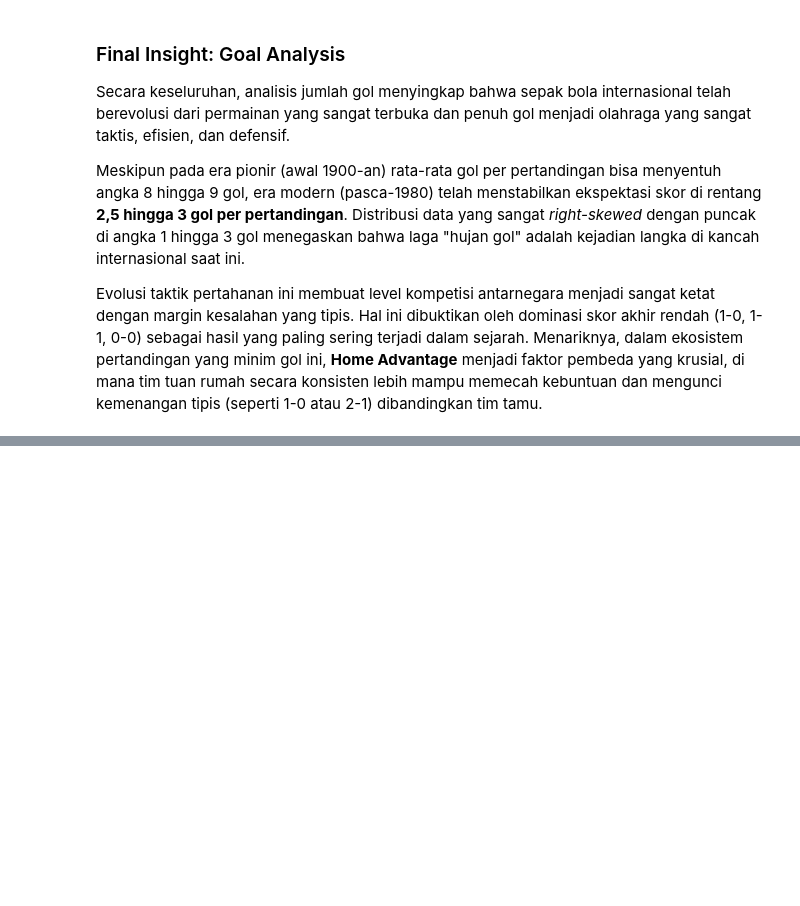
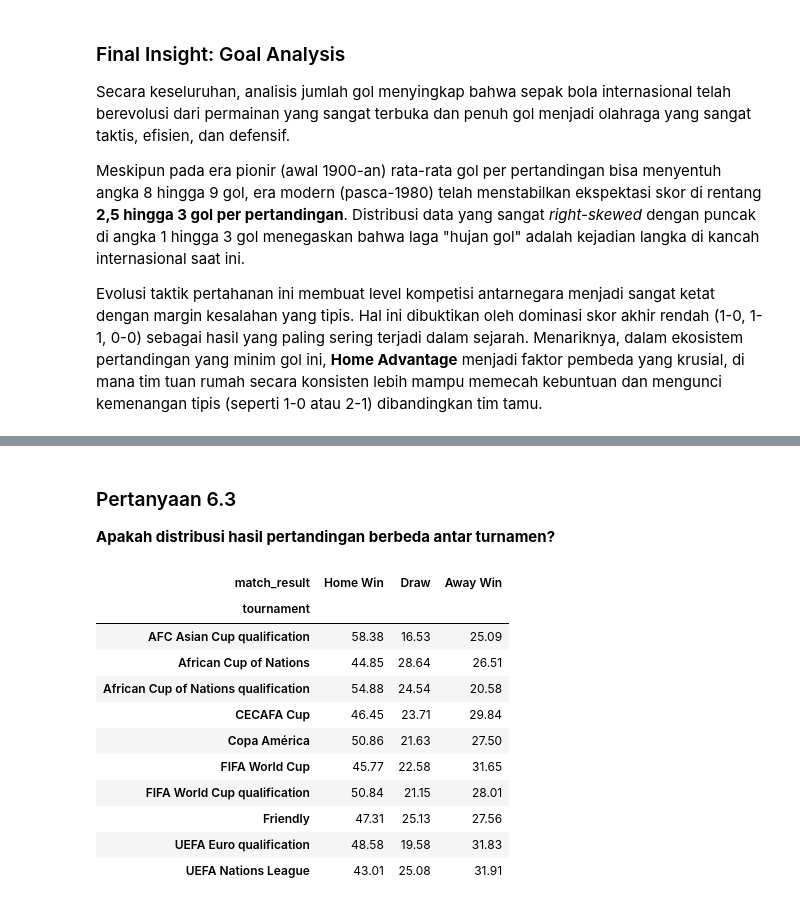
Before and after one commit to RyannPy/international-football-prediction, a Jupyter notebook: notebooks/04_exploratory_data_analyis.ipynb, the cells around one changed output, grey strips where cells are left out. Saved outputs shown, nothing was run; the diff lists cells and outputs as text; code cells hidden in the pictures; blank space fills up the shorter version.

```diff
--- a/notebooks/04_exploratory_data_analyis.ipynb
+++ b/notebooks/04_exploratory_data_analyis.ipynb
@@ -515,0 +603,41 @@ Evolusi taktik pertahanan ini membuat level kompetisi antarnegara menjadi sangat
+# %% [markdown]
+### Pertanyaan 6.3
+**Apakah distribusi hasil pertandingan berbeda antar turnamen?**
+# %%
+top10_tournament = (
+    results["tournament"]
+    .value_counts()
+    .head(10)
+    .index
+)
+
+top10_results = (
+    results[
+        results["tournament"].isin(top10_tournament)
+    ]
+)
+
+distribution = pd.crosstab(
+    top10_results["tournament"],
+    top10_results["match_result"],
+    normalize="index"
+).mul(100).round(2)
+
+distribution = distribution[
+    ["Home Win", "Draw", "Away Win"]
+]
+
+distribution
+# %% [output]
+| match_result | Home Win | Draw | Away Win |
+| tournament |  |  |  |
+| AFC Asian Cup qualification | 58.38 | 16.53 | 25.09 |
+| African Cup of Nations | 44.85 | 28.64 | 26.51 |
+| African Cup of Nations qualification | 54.88 | 24.54 | 20.58 |
+| CECAFA Cup | 46.45 | 23.71 | 29.84 |
+| Copa América | 50.86 | 21.63 | 27.50 |
+| FIFA World Cup | 45.77 | 22.58 | 31.65 |
+| FIFA World Cup qualification | 50.84 | 21.15 | 28.01 |
+| Friendly | 47.31 | 25.13 | 27.56 |
+| UEFA Euro qualification | 48.58 | 19.58 | 31.83 |
+| UEFA Nations League | 43.01 | 25.08 | 31.91 |
```
Also changed, not shown: parts of 10 cells of this notebook.
